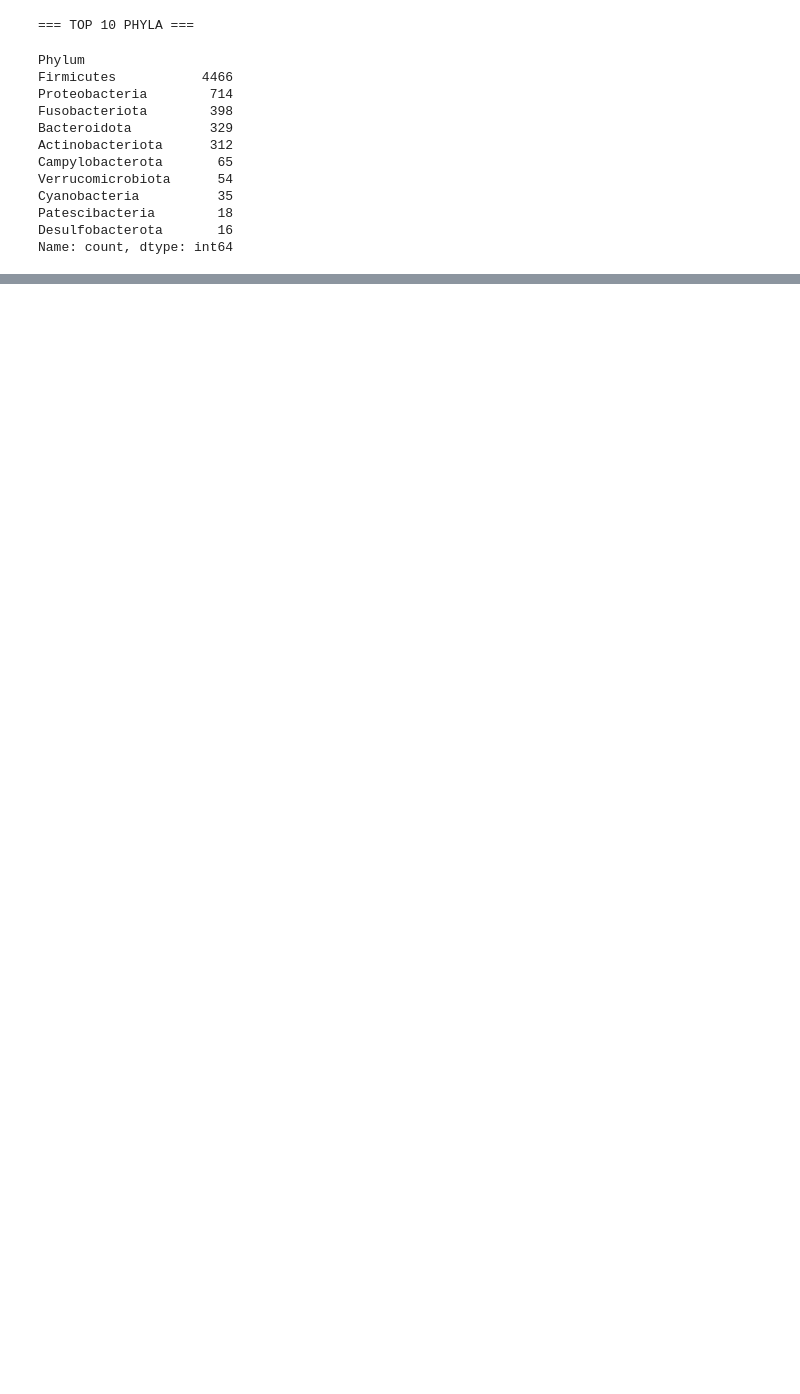
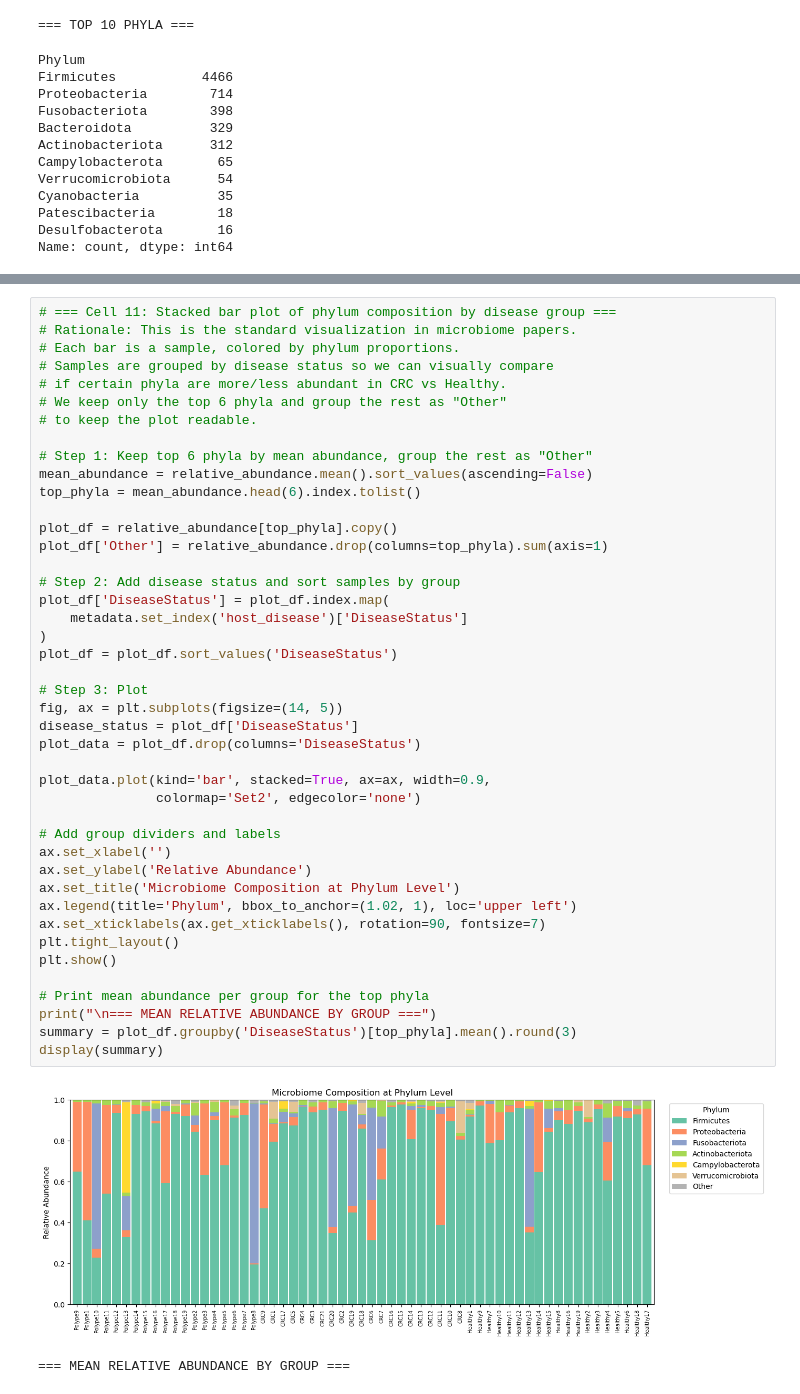
Before and after one commit to Oslis23/metagenomics-eda-pipeline, a Jupyter notebook: notebooks/01_data_loading.ipynb, the cells around one changed output, grey strips where cells are left out. Cells and saved outputs as stored; diff of their text form; blank space fills up the shorter version.

```diff
--- a/notebooks/01_data_loading.ipynb
+++ b/notebooks/01_data_loading.ipynb
@@ -211,0 +343,46 @@ display(asv_display)
+# %%
+# === Cell 11: Stacked bar plot of phylum composition by disease group ===
+# Rationale: This is the standard visualization in microbiome papers.
+# Each bar is a sample, colored by phylum proportions.
+# Samples are grouped by disease status so we can visually compare
+# if certain phyla are more/less abundant in CRC vs Healthy.
+# We keep only the top 6 phyla and group the rest as "Other"
+# to keep the plot readable.
+
+# Step 1: Keep top 6 phyla by mean abundance, group the rest as "Other"
+mean_abundance = relative_abundance.mean().sort_values(ascending=False)
+top_phyla = mean_abundance.head(6).index.tolist()
+
+plot_df = relative_abundance[top_phyla].copy()
+plot_df['Other'] = relative_abundance.drop(columns=top_phyla).sum(axis=1)
+
+# Step 2: Add disease status and sort samples by group
+plot_df['DiseaseStatus'] = plot_df.index.map(
+    metadata.set_index('host_disease')['DiseaseStatus']
+)
+plot_df = plot_df.sort_values('DiseaseStatus')
+
+# Step 3: Plot
+fig, ax = plt.subplots(figsize=(14, 5))
+disease_status = plot_df['DiseaseStatus']
+plot_data = plot_df.drop(columns='DiseaseStatus')
+
+plot_data.plot(kind='bar', stacked=True, ax=ax, width=0.9,
+               colormap='Set2', edgecolor='none')
+
+# Add group dividers and labels
+ax.set_xlabel('')
+ax.set_ylabel('Relative Abundance')
+ax.set_title('Microbiome Composition at Phylum Level')
+ax.legend(title='Phylum', bbox_to_anchor=(1.02, 1), loc='upper left')
+ax.set_xticklabels(ax.get_xticklabels(), rotation=90, fontsize=7)
+plt.tight_layout()
+plt.show()
+
+# Print mean abundance per group for the top phyla
+print("\n=== MEAN RELATIVE ABUNDANCE BY GROUP ===")
+summary = plot_df.groupby('DiseaseStatus')[top_phyla].mean().round(3)
+display(summary)
+# %% [output]
+[figure, added]
+=== MEAN RELATIVE ABUNDANCE BY GROUP ===
```
Also changed, not shown: parts of 6 cells of this notebook.
